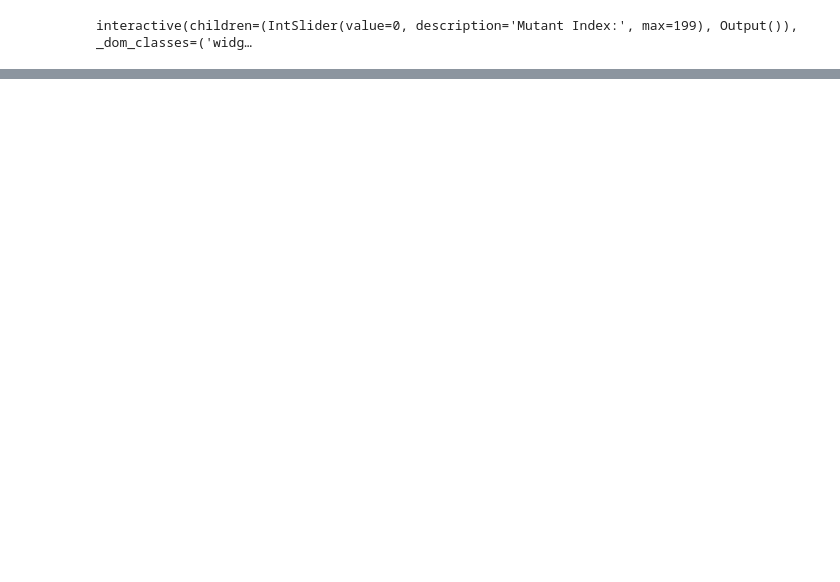
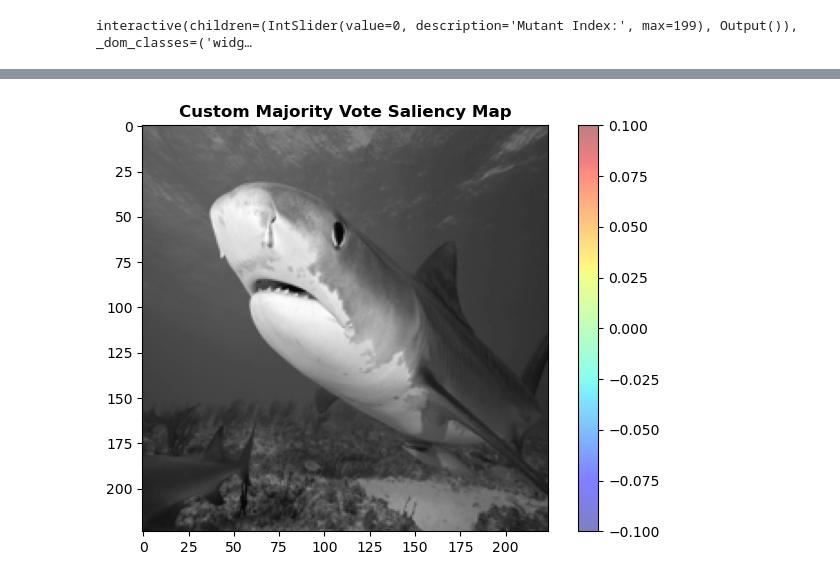
Before and after one commit to eaguaida/Causal-AI, a Jupyter notebook: RISE_MASK_CREATION.ipynb, the cells around one changed output, grey strips where cells are left out. Drawn from its saved outputs; the diff is of its cells as text; code cells hidden in the pictures; blank space fills up the shorter version.

```diff
--- a/RISE_MASK_CREATION.ipynb
+++ b/RISE_MASK_CREATION.ipynb
@@ -680,0 +1216,64 @@ plt.tight_layout()
+# %%
+import numpy as np
+import matplotlib.pyplot as plt
+from PIL import Image
+
+# Load and resize the original image, and convert to grayscale
+original_image = Image.open(img_path).resize((224, 224)).convert('L')  # Replace with your image path
+original_image_array = np.array(original_image)
+
+# Prepare the saliency maps and invert their values
+ochiai_map = mapped_ochiai_scores.reshape((224, 224))
+tarantula_map = mapped_tarauntula_scores.reshape((224, 224))
+zoltar_map = mapped_zoltar_scores.reshape((224, 224))
+wong1_map = mapped_wong1_scores.reshape((224, 224))
+
+# Invert the values by subtracting from the max value of each map
+ochiai_map = ochiai_map.max() - ochiai_map
+tarantula_map = tarantula_map.max() - tarantula_map
+zoltar_map = zoltar_map.max() - zoltar_map
+wong1_map = wong1_map.max() - wong1_map
+
+# Stack the scores for majority voting
+all_scores = np.stack((ochiai_map, tarantula_map, zoltar_map, wong1_map), axis=-1)
+
+# Function to apply the custom majority voting logic with weighted sum
+def custom_majority_vote(scores):
+    # Check if any score is below 20 (high relevance for low scores)
+    if np.any(scores < 20):
+        weights = np.where(scores < 20, 2, 1)  # Apply higher weight to low scores
+        return np.sum(scores * weights) / np.sum(weights)
+    # Check if all scores are in the range of 80 to 100, apply weighted sum
+    elif np.all(scores >= 80) and np.all(scores <= 100):
+        weights = np.where((scores >= 80) & (scores <= 100), 2, 1)  # Apply higher weight to high scores
+        return np.sum(scores * weights) / np.sum(weights)
+    # Otherwise, use the average of the scores
+    else:
+        return np.average(scores)
+
+# Apply custom majority voting
+custom_scores = np.apply_along_axis(custom_majority_vote, 2, all_scores)
+
+# Reshape the custom scores to match the original image dimensions (not needed if already correct)
+saliency_map = custom_scores
+
+# Plot the custom saliency map
+fig, ax = plt.subplots()
+
+# Display the original image
+ax.imshow(original_image_array, cmap='gray')
+
+# Overlay the saliency map
+c = ax.imshow(saliency_map, cmap='jet', alpha=0.5)
+
+# Add a colorbar
+fig.colorbar(c, ax=ax)
+
+# Add title
+ax.set_title('Custom Majority Vote Saliency Map', fontweight='bold')
+
+# Show the plot
+plt.tight_layout()
+plt.show()
+# %% [output]
+[figure, added]
```
Also changed, not shown: parts of 13 cells of this notebook, 25 other files.
